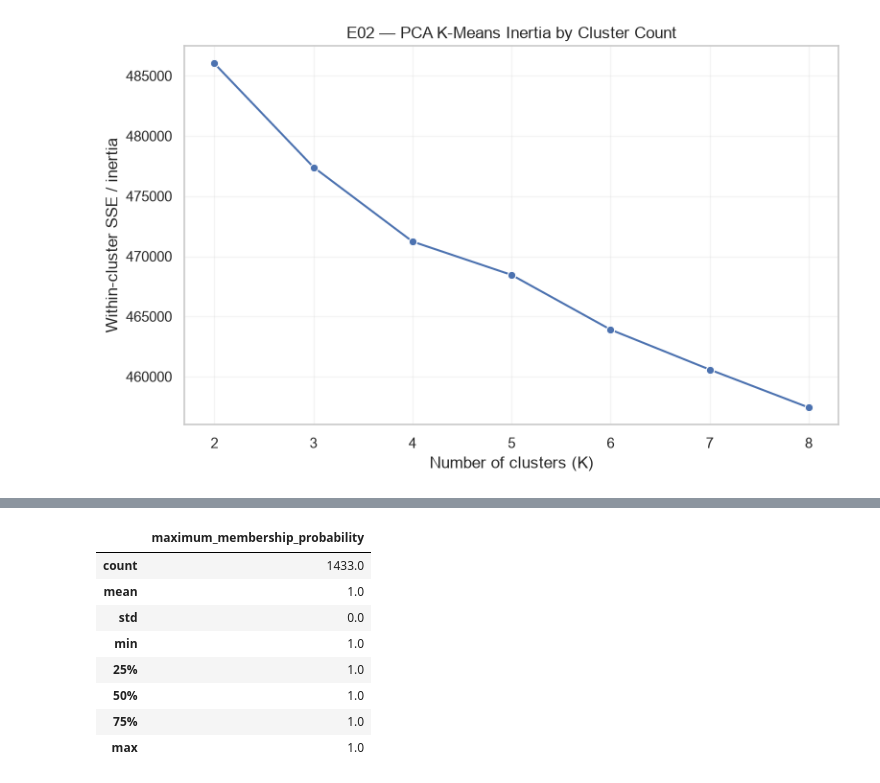
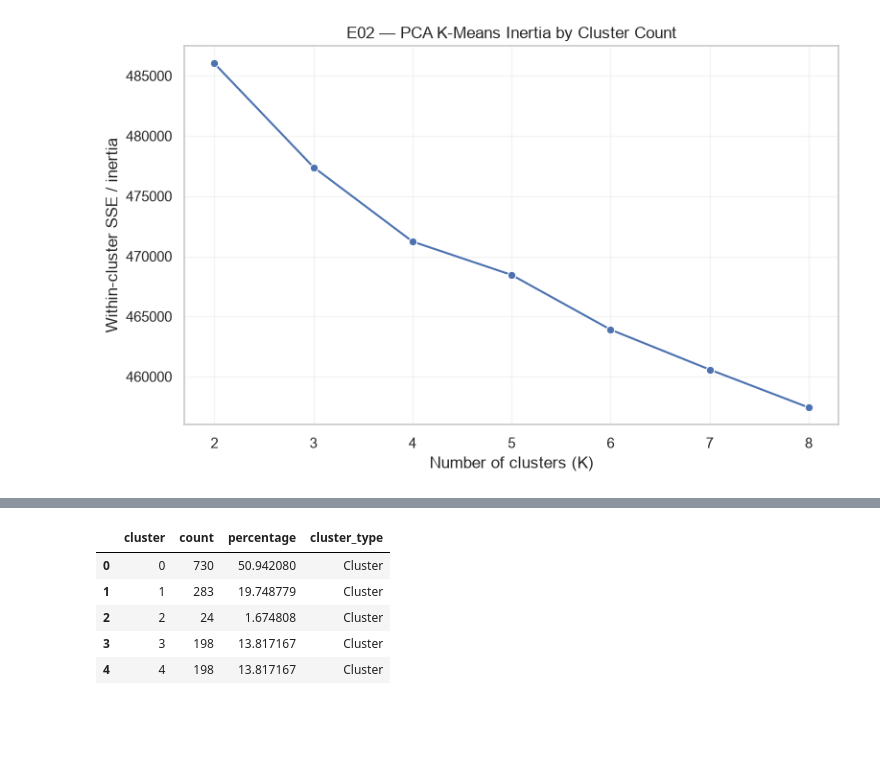
Before and after one commit to CyrilCele/mental-health-in-tech-ml, a Jupyter notebook: notebooks/04_clustering_models.ipynb, the cells around one changed output, grey strips where cells are left out. Saved outputs shown, nothing was run; the diff lists cells and outputs as text; code cells hidden in the pictures; blank space fills up the shorter version.

```diff
--- a/notebooks/04_clustering_models.ipynb
+++ b/notebooks/04_clustering_models.ipynb
@@ -773,22 +868,30 @@ display(
 # %%
-e03_membership_summary = pd.DataFrame(
-    {
-        "maximum_membership_probability": (
-            e03_probabilities.max(axis=1)
-        )
-    }
+# Use the lowest-BIC model as the primary GMM candidate because BIC explicitly
+# accounts for model complexity.
+gmm_component_candidate = int(
+    gmm_results.loc[
+        gmm_results["bic"].idxmin(),
+        "components",
+    ]
+)
+
+e03_model = gmm_models[gmm_component_candidate]
+e03_labels = e03_model.predict(X_pca)
+e03_probabilities = e03_model.predict_proba(X_pca)
+
+e03_evaluation = evaluate_clustering(
+    X_pca,
+    e03_labels,
+    bic=e03_model.bic(X_pca),
 )
 
 display(
-    e03_membership_summary.describe().round(4)
+    cluster_size_table(e03_labels)
 )
 # %% [output]
-|  | maximum_membership_probability |
-| count | 1433.0 |
-| mean | 1.0 |
-| std | 0.0 |
-| min | 1.0 |
-| 25% | 1.0 |
-| 50% | 1.0 |
-| 75% | 1.0 |
-| max | 1.0 |
+|  | cluster | count | percentage | cluster_type |
+| 0 | 0 | 730 | 50.942080 | Cluster |
+| 1 | 1 | 283 | 19.748779 | Cluster |
+| 2 | 2 | 24 | 1.674808 | Cluster |
+| 3 | 3 | 198 | 13.817167 | Cluster |
+| 4 | 4 | 198 | 13.817167 | Cluster |
```
Also changed, not shown: parts of 75 cells of this notebook, 22 other files.
